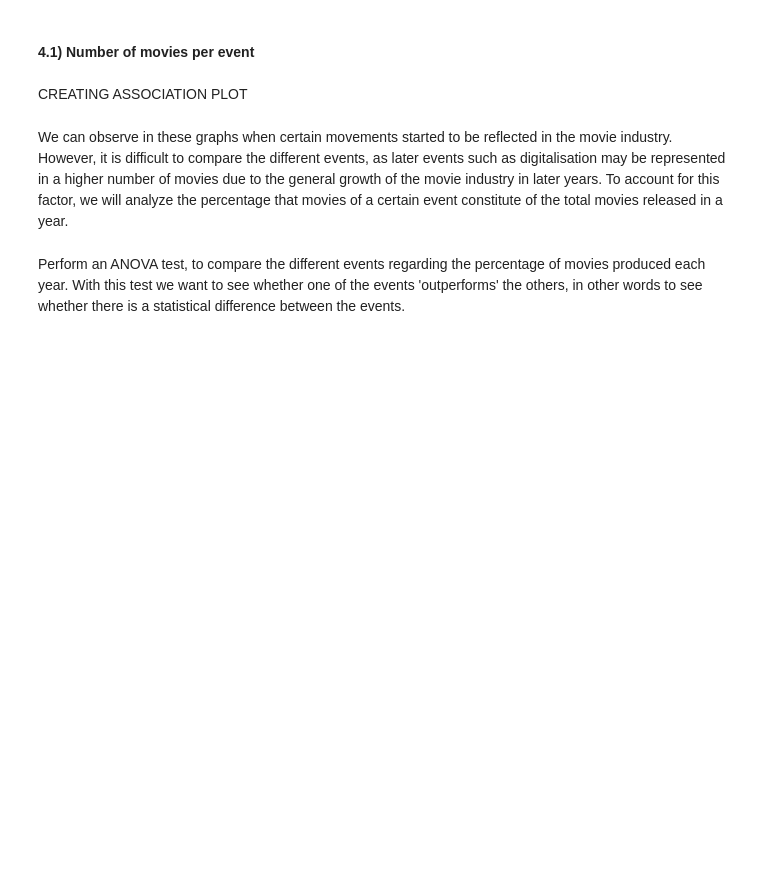
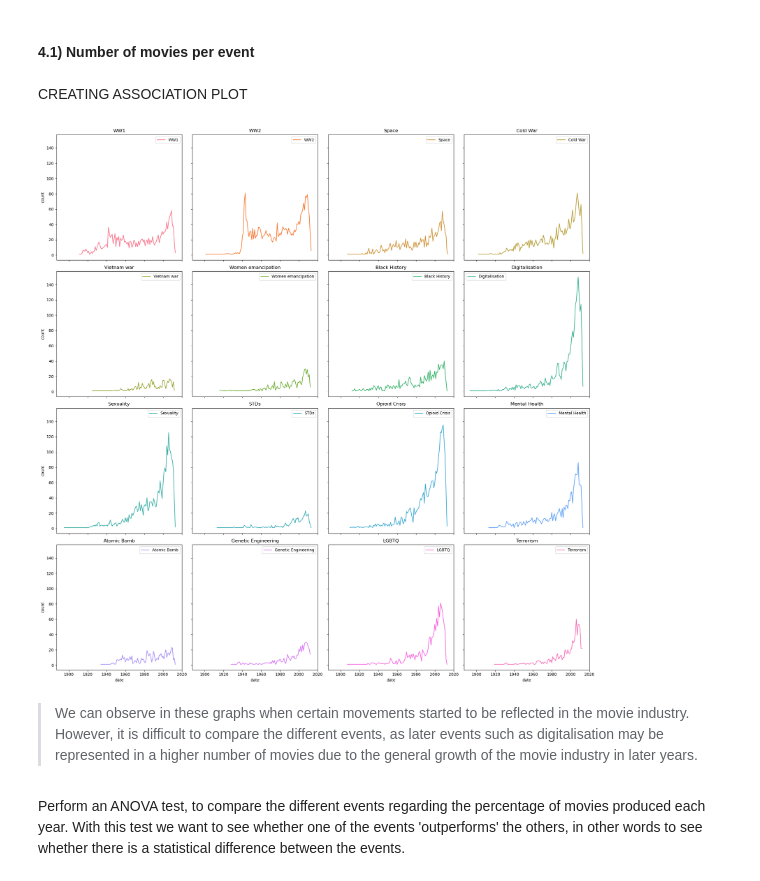
Before and after one commit to epfl-ada/ada-2023-project-onsecalme123, a Jupyter notebook: milestone2.ipynb, the cells around one changed output. Drawn from its saved outputs; the diff is of its cells as text; code cells hidden in the pictures; blank space fills up the shorter version.

```diff
--- a/milestone2.ipynb
+++ b/milestone2.ipynb
@@ -1001,2 +929,6 @@ plt.show()
+# %%
+plot_events_over_years(movies_events, events, figures_per_row = 4)
+# %% [output]
+[figure, added]
 # %% [markdown]
-We can observe in these graphs when certain movements started to be reflected in the movie industry. However, it is difficult to compare the different events, as later events such as digitalisation may be represented in a higher number of movies due to the general growth of the movie industry in later years. To account for this factor, we will analyze the percentage that movies of a certain event constitute of the total movies released in a year.
+> We can observe in these graphs when certain movements started to be reflected in the movie industry. However, it is difficult to compare the different events, as later events such as digitalisation may be represented in a higher number of movies due to the general growth of the movie industry in later years.
```
Also changed, not shown: parts of 18 cells of this notebook, 1 other file.
